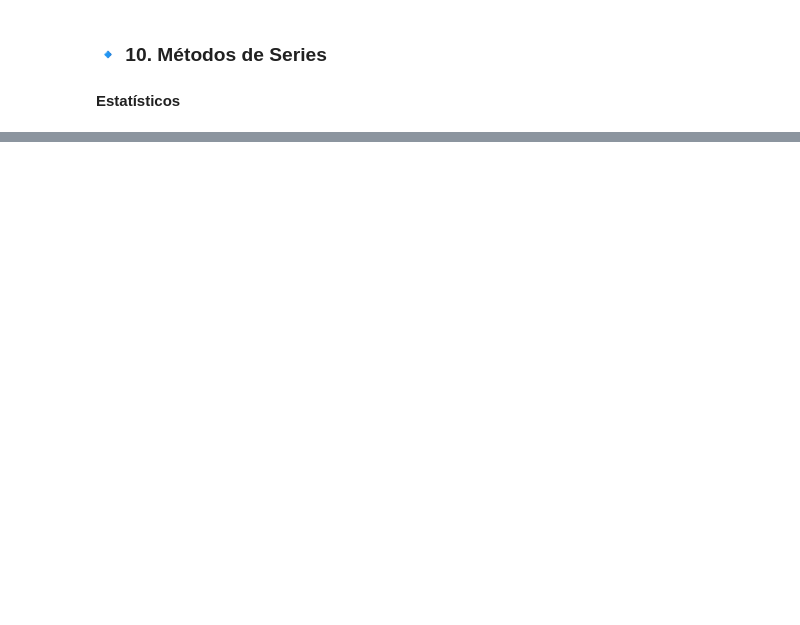
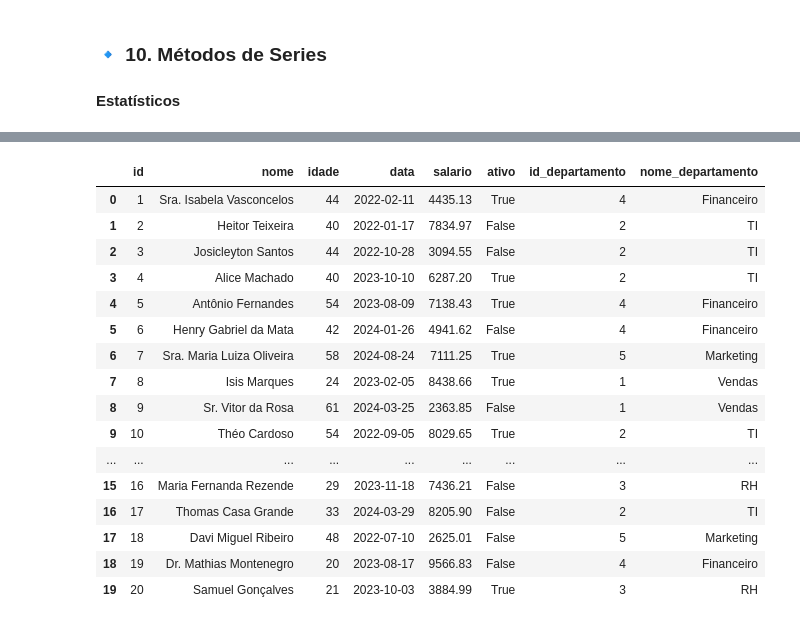
Before and after one commit to josicleytonsantos/data-science, a Jupyter notebook: personal-projects/studies/ICMC-USP/4-introduction_to_pandas.ipynb, the cells around one changed output, grey strips where cells are left out. Saved outputs shown, nothing was run; the diff lists cells and outputs as text; code cells hidden in the pictures; blank space fills up the shorter version.

```diff
--- a/personal-projects/studies/ICMC-USP/4-introduction_to_pandas.ipynb
+++ b/personal-projects/studies/ICMC-USP/4-introduction_to_pandas.ipynb
@@ -151,0 +335,4 @@ copy_df.at[0, "col1"] = 999  # NÃO altera o original
+# %%
+# Remover uma coluna
+df = df.drop('salario_anual', axis=1)
+df
@@ -155,19 +360,10 @@ copy_df.at[0, "col1"] = 999  # NÃO altera o original
 #### Estatísticos
 # %%
 # Estatísticos
-df["col1"].mean()     # média dos valores
-df["col1"].median()   # mediana (valor central)
-df["col1"].mode()     # valor(es) mais frequente(s)
-df["col1"].min()      # menor valor
-df["col1"].max()      # maior valor
-
-# Aritméticos
-df["col1"].add(10)    # soma 10 a cada elemento
-df["col1"].sub(5)     # subtrai 5 de cada elemento
-df["col1"].mul(2)     # multiplica cada elemento por 2
-df["col1"].div(2)     # divide cada elemento por 2
-
-# Gerais
-df["col1"].count()                 # conta valores não nulos
-df["col1"].value_counts()          # conta frequência de cada valor
-df["col1"].apply(lambda x: x * 2)  # aplica função em cada elemento
+print(df["salario"].mean())      # média dos salários
+print(df["salario"].median())    # mediana
+print(df["salario"].mode())      # valor(es) mais frequente(s)
+print(df["salario"].min())       # menor salário
+print(df["salario"].max())       # maior salário
+print(df["salario"].std())       # desvio padrão (variação dos salários)
+df["salario"].describe()  # resumo completo (count, mean, std, min, quartis, max)
@@ -173,0 +479,3 @@ df["col1"].apply(lambda x: x * 2)  # aplica função em cada elemento
+# %%
+df_departamentos = pd.read_csv('data/4-introduction_to_pandas/departamentos.csv', sep=";")
+df_departamentos
@@ -173,0 +489,22 @@ df["col1"].apply(lambda x: x * 2)  # aplica função em cada elemento
+# %%
+# Combinando datas frames
+df_final = pd.merge(df, df_departamentos)
+df_final
+# %% [output]
+|  | id | nome | idade | data | salario | ativo | id_departamento | nome_departamento |
+| 0 | 1 | Sra. Isabela Vasconcelos | 44 | 2022-02-11 | 4435.13 | True | 4 | Financeiro |
+| 1 | 2 | Heitor Teixeira | 40 | 2022-01-17 | 7834.97 | False | 2 | TI |
+| 2 | 3 | Josicleyton Santos | 44 | 2022-10-28 | 3094.55 | False | 2 | TI |
+| 3 | 4 | Alice Machado | 40 | 2023-10-10 | 6287.20 | True | 2 | TI |
+| 4 | 5 | Antônio Fernandes | 54 | 2023-08-09 | 7138.43 | True | 4 | Financeiro |
+| 5 | 6 | Henry Gabriel da Mata | 42 | 2024-01-26 | 4941.62 | False | 4 | Financeiro |
+| 6 | 7 | Sra. Maria Luiza Oliveira | 58 | 2024-08-24 | 7111.25 | True | 5 | Marketing |
+| 7 | 8 | Isis Marques | 24 | 2023-02-05 | 8438.66 | True | 1 | Vendas |
+| 8 | 9 | Sr. Vitor da Rosa | 61 | 2024-03-25 | 2363.85 | False | 1 | Vendas |
+| 9 | 10 | Théo Cardoso | 54 | 2022-09-05 | 8029.65 | True | 2 | TI |
+| ... | ... | ... | ... | ... | ... | ... | ... | ... |
+| 15 | 16 | Maria Fernanda Rezende | 29 | 2023-11-18 | 7436.21 | False | 3 | RH |
+| 16 | 17 | Thomas Casa Grande | 33 | 2024-03-29 | 8205.90 | False | 2 | TI |
+| 17 | 18 | Davi Miguel Ribeiro | 48 | 2022-07-10 | 2625.01 | False | 5 | Marketing |
+| 18 | 19 | Dr. Mathias Montenegro | 20 | 2023-08-17 | 9566.83 | False | 4 | Financeiro |
+| 19 | 20 | Samuel Gonçalves | 21 | 2023-10-03 | 3884.99 | True | 3 | RH |
```
Also changed, not shown: parts of 60 cells of this notebook, 8 other files.
